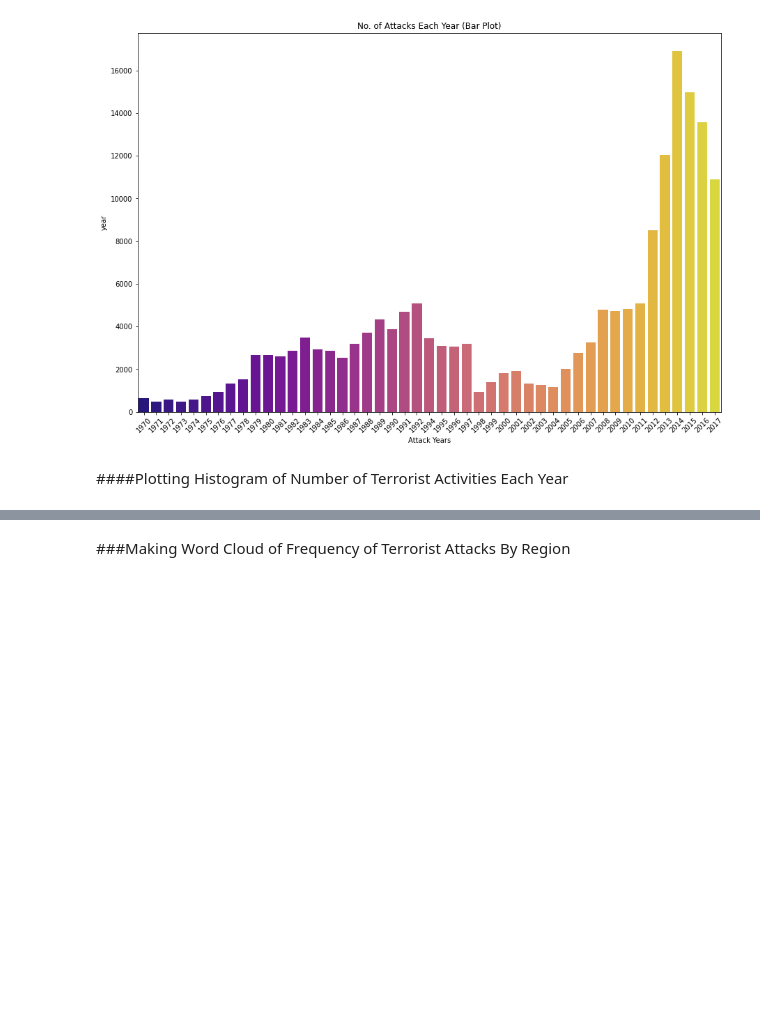
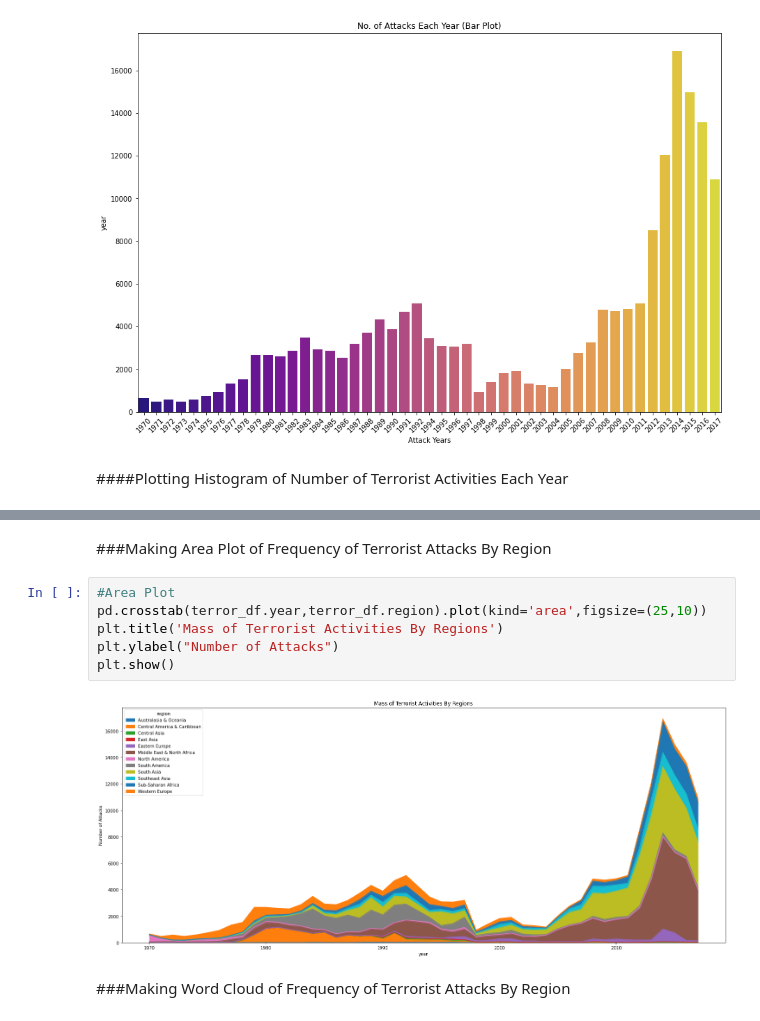
Before and after one commit to SyedHuzaifa007/The-Sparks-Foundation-Task-4, a Jupyter notebook: Exploratory_Analysis_Terrorism.ipynb, the cells around one changed output, grey strips where cells are left out. Saved outputs shown, nothing was run; the diff lists cells and outputs as text; blank space fills up the shorter version.

```diff
--- a/Exploratory_Analysis_Terrorism.ipynb
+++ b/Exploratory_Analysis_Terrorism.ipynb
@@ -209,3 +210,13 @@ plt.show()
+# %% [markdown]
+###Making Area Plot of Frequency of Terrorist Attacks By Region
+# %%
+#Area Plot
+pd.crosstab(terror_df.year,terror_df.region).plot(kind='area',figsize=(25,10))
+plt.title('Mass of Terrorist Activities By Regions')
+plt.ylabel("Number of Attacks")
+plt.show()
+# %% [output]
+[figure, added]
 # %% [markdown]
 ###Making Word Cloud of Frequency of Terrorist Attacks By Region
 # %%
```
Also changed, not shown: parts of 2 cells of this notebook.
